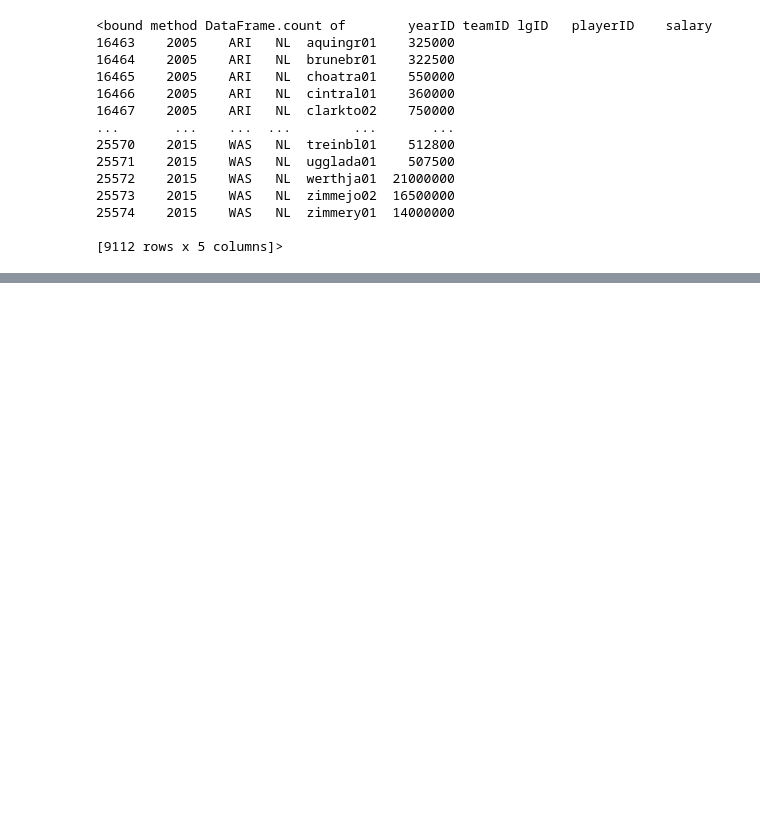
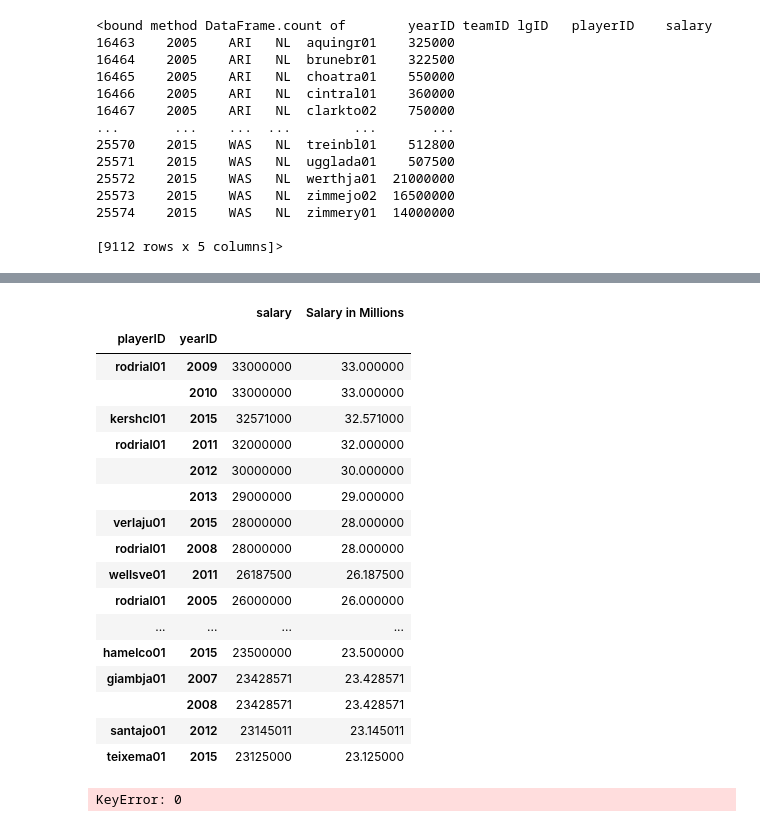
Before and after one commit to eerofeeva/BaseballMadness, a Jupyter notebook: baseball_challege.ipynb, the cells around one changed output, grey strips where cells are left out. Saved outputs shown, nothing was run; the diff lists cells and outputs as text; code cells hidden in the pictures; blank space fills up the shorter version.

```diff
--- a/baseball_challege.ipynb
+++ b/baseball_challege.ipynb
@@ -202,0 +180,28 @@ See the caveats in the documentation: https://pandas.pydata.org/pandas-docs/stab
+# %%
+top_total_spenders_sorted = top_total_spenders.sort_values(["Salary in Millions"], ascending=False)
+top_total_spenders_sorted.head(30)
+# %% [output]
+|  |  | salary | Salary in Millions |
+| playerID | yearID |  |  |
+| rodrial01 | 2009 | 33000000 | 33.000000 |
+|  | 2010 | 33000000 | 33.000000 |
+| kershcl01 | 2015 | 32571000 | 32.571000 |
+| rodrial01 | 2011 | 32000000 | 32.000000 |
+|  | 2012 | 30000000 | 30.000000 |
+|  | 2013 | 29000000 | 29.000000 |
+| verlaju01 | 2015 | 28000000 | 28.000000 |
+| rodrial01 | 2008 | 28000000 | 28.000000 |
+| wellsve01 | 2011 | 26187500 | 26.187500 |
+| rodrial01 | 2005 | 26000000 | 26.000000 |
+| ... | ... | ... | ... |
+| hamelco01 | 2015 | 23500000 | 23.500000 |
+| giambja01 | 2007 | 23428571 | 23.428571 |
+|  | 2008 | 23428571 | 23.428571 |
+| santajo01 | 2012 | 23145011 | 23.145011 |
+| teixema01 | 2015 | 23125000 | 23.125000 |
+# %%
+#Top salaries
+highest_salary = top_total_spenders_sorted.loc[0, :]
+highest_salary
+# %% [output]
+KeyError: 0
```
Also changed, not shown: parts of 3 cells of this notebook.
